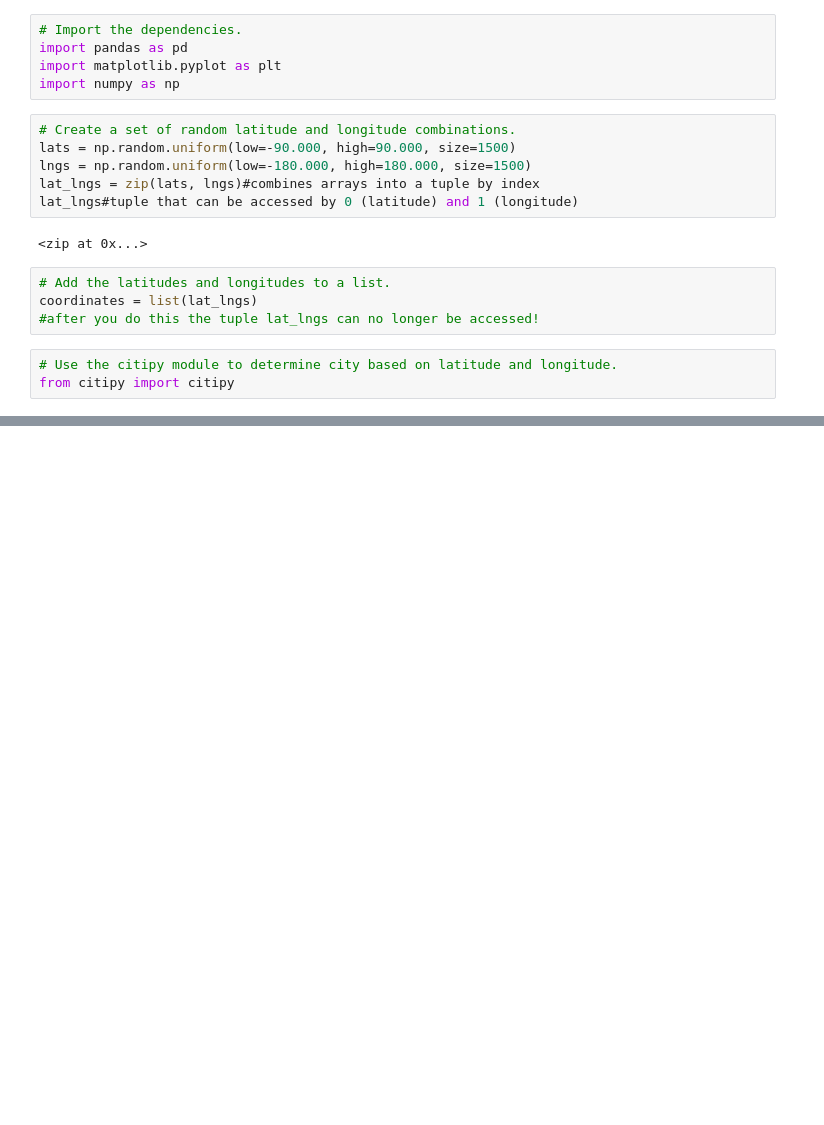
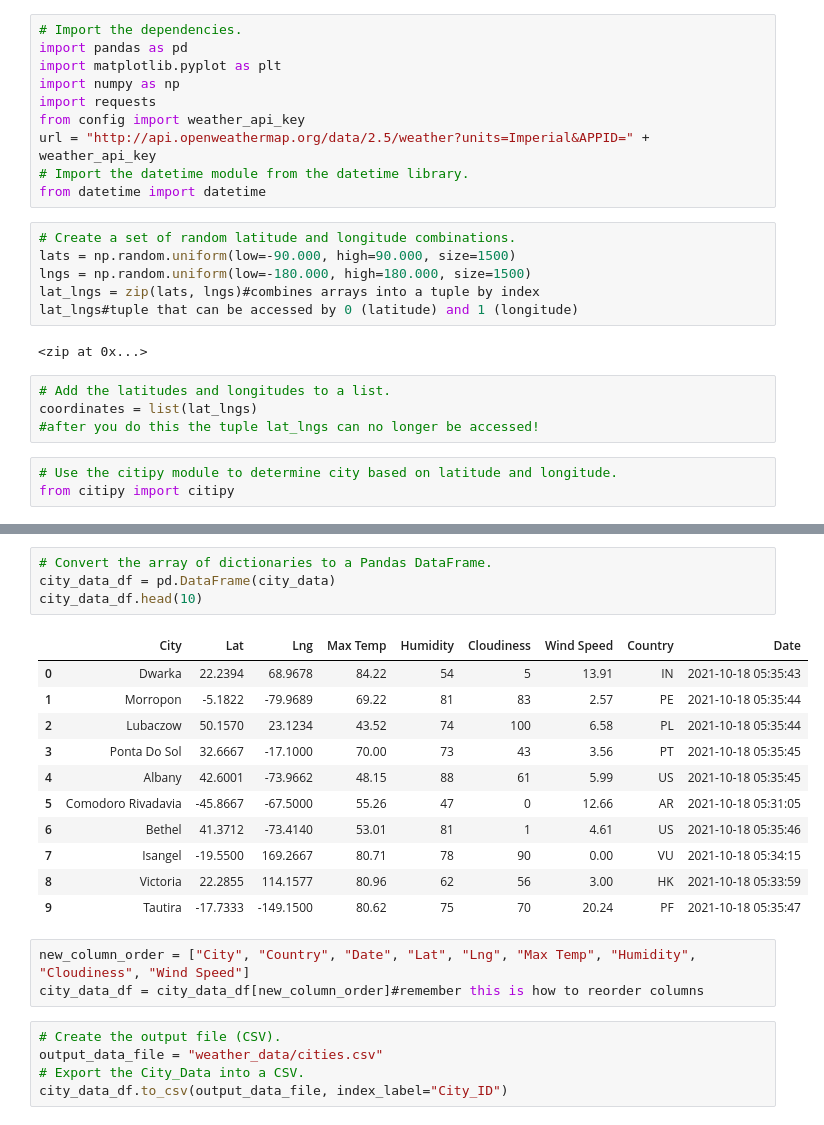
Before and after one commit to smucnyj13104/World_Weather_Analysis, a Jupyter notebook: WeatherPy.ipynb, the cells around one changed output, grey strips where cells are left out. Cells and saved outputs as stored; diff of their text form; blank space fills up the shorter version.

Commit message:
Added weather data for 500 cities

```diff
--- a/WeatherPy.ipynb
+++ b/WeatherPy.ipynb
@@ -3,6 +3,11 @@
 import pandas as pd
 import matplotlib.pyplot as plt
 import numpy as np
+import requests
+from config import weather_api_key
+url = "http://api.openweathermap.org/data/2.5/weather?units=Imperial&APPID=" + weather_api_key
+# Import the datetime module from the datetime library.
+from datetime import datetime
 # %%
 # Create a set of random latitude and longitude combinations.
 lats = np.random.uniform(low=-90.000, high=90.000, size=1500)
@@ -64,0 +155,24 @@ len(cities)
+# %%
+# Convert the array of dictionaries to a Pandas DataFrame.
+city_data_df = pd.DataFrame(city_data)
+city_data_df.head(10)
+# %% [output]
+|  | City | Lat | Lng | Max Temp | Humidity | Cloudiness | Wind Speed | Country | Date |
+| 0 | Dwarka | 22.2394 | 68.9678 | 84.22 | 54 | 5 | 13.91 | IN | 2021-10-18 05:35:43 |
+| 1 | Morropon | -5.1822 | -79.9689 | 69.22 | 81 | 83 | 2.57 | PE | 2021-10-18 05:35:44 |
+| 2 | Lubaczow | 50.1570 | 23.1234 | 43.52 | 74 | 100 | 6.58 | PL | 2021-10-18 05:35:44 |
+| 3 | Ponta Do Sol | 32.6667 | -17.1000 | 70.00 | 73 | 43 | 3.56 | PT | 2021-10-18 05:35:45 |
+| 4 | Albany | 42.6001 | -73.9662 | 48.15 | 88 | 61 | 5.99 | US | 2021-10-18 05:35:45 |
+| 5 | Comodoro Rivadavia | -45.8667 | -67.5000 | 55.26 | 47 | 0 | 12.66 | AR | 2021-10-18 05:31:05 |
+| 6 | Bethel | 41.3712 | -73.4140 | 53.01 | 81 | 1 | 4.61 | US | 2021-10-18 05:35:46 |
+| 7 | Isangel | -19.5500 | 169.2667 | 80.71 | 78 | 90 | 0.00 | VU | 2021-10-18 05:34:15 |
+| 8 | Victoria | 22.2855 | 114.1577 | 80.96 | 62 | 56 | 3.00 | HK | 2021-10-18 05:33:59 |
+| 9 | Tautira | -17.7333 | -149.1500 | 80.62 | 75 | 70 | 20.24 | PF | 2021-10-18 05:35:47 |
+# %%
+new_column_order = ["City", "Country", "Date", "Lat", "Lng", "Max Temp", "Humidity", "Cloudiness", "Wind Speed"]
+city_data_df = city_data_df[new_column_order]#remember this is how to reorder columns
+# %%
+# Create the output file (CSV).
+output_data_file = "weather_data/cities.csv"
+# Export the City_Data into a CSV.
+city_data_df.to_csv(output_data_file, index_label="City_ID")
```
Also changed, not shown: parts of 3 cells of this notebook, 1 other file.
